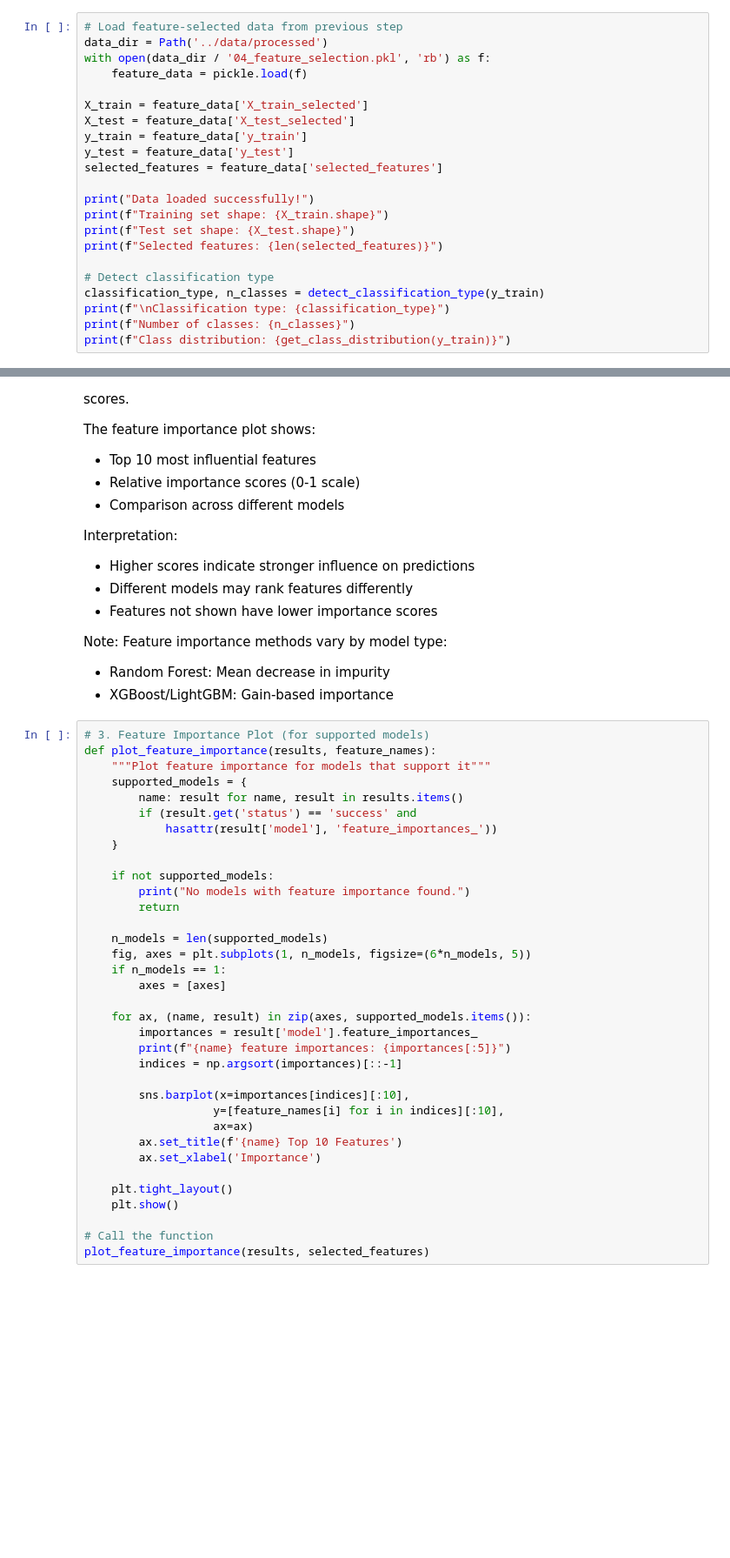
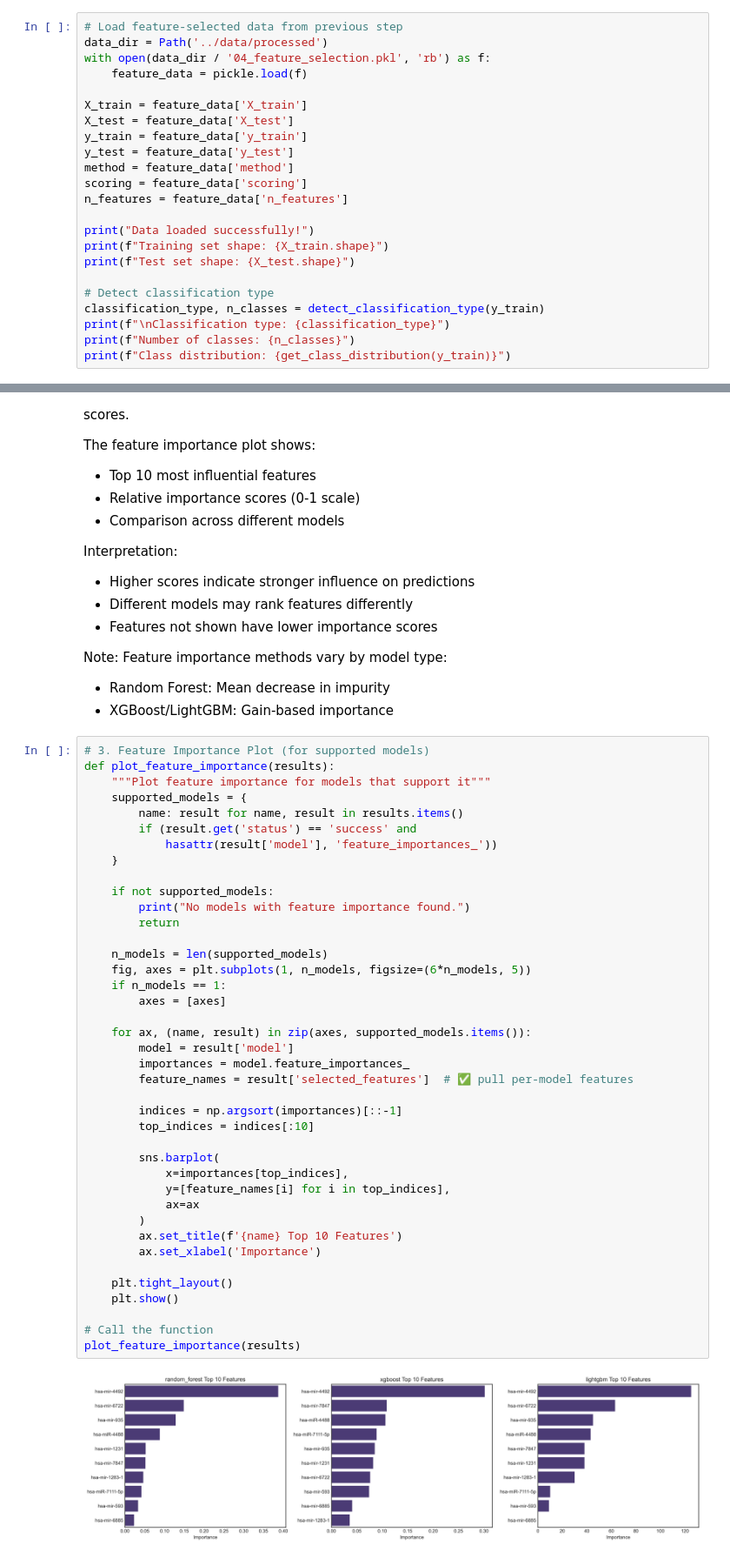
Before and after one commit to chaochungkuo/classify-reports, a Jupyter notebook: notebooks/05_model_train_eval.ipynb, the cells around one changed output, grey strips where cells are left out. Shown at 87% size. Cells and saved outputs as stored; diff of their text form; blank space fills up the shorter version.

```diff
--- a/notebooks/05_model_train_eval.ipynb
+++ b/notebooks/05_model_train_eval.ipynb
@@ -101,16 +108,17 @@ data_dir = Path('../data/processed')
 with open(data_dir / '04_feature_selection.pkl', 'rb') as f:
     feature_data = pickle.load(f)
 
-X_train = feature_data['X_train_selected']
-X_test = feature_data['X_test_selected']
+X_train = feature_data['X_train']
+X_test = feature_data['X_test']
 y_train = feature_data['y_train']
 y_test = feature_data['y_test']
-selected_features = feature_data['selected_features']
+method = feature_data['method']
+scoring = feature_data['scoring']
+n_features = feature_data['n_features']
 
 print("Data loaded successfully!")
 print(f"Training set shape: {X_train.shape}")
 print(f"Test set shape: {X_test.shape}")
-print(f"Selected features: {len(selected_features)}")
 
 # Detect classification type
 classification_type, n_classes = detect_classification_type(y_train)
@@ -407,39 +459,46 @@ Note: Feature importance methods vary by model type:
 - XGBoost/LightGBM: Gain-based importance
 # %%
 # 3. Feature Importance Plot (for supported models)
-def plot_feature_importance(results, feature_names):
+def plot_feature_importance(results):
     """Plot feature importance for models that support it"""
     supported_models = {
         name: result for name, result in results.items()
         if (result.get('status') == 'success' and
             hasattr(result['model'], 'feature_importances_'))
     }
 
     if not supported_models:
         print("No models with feature importance found.")
         return
 
     n_models = len(supported_models)
     fig, axes = plt.subplots(1, n_models, figsize=(6*n_models, 5))
     if n_models == 1:
         axes = [axes]
 
     for ax, (name, result) in zip(axes, supported_models.items()):
-        importances = result['model'].feature_importances_
-        print(f"{name} feature importances: {importances[:5]}")
+        model = result['model']
+        importances = model.feature_importances_
+        feature_names = result['selected_features']  # ✅ pull per-model features
+
         indices = np.argsort(importances)[::-1]
+        top_indices = indices[:10]
 
-        sns.barplot(x=importances[indices][:10],
-                   y=[feature_names[i] for i in indices][:10],
-                   ax=ax)
+        sns.barplot(
+            x=importances[top_indices],
+            y=[feature_names[i] for i in top_indices],
+            ax=ax
+        )
         ax.set_title(f'{name} Top 10 Features')
         ax.set_xlabel('Importance')
 
     plt.tight_layout()
     plt.show()
 
 # Call the function
-plot_feature_importance(results, selected_features)
+plot_feature_importance(results)
+# %% [output]
+[figure, added]
 # %% [markdown]
 The bar plots reveal:
 
```
Also changed, not shown: parts of 14 cells of this notebook, 9 other files.
